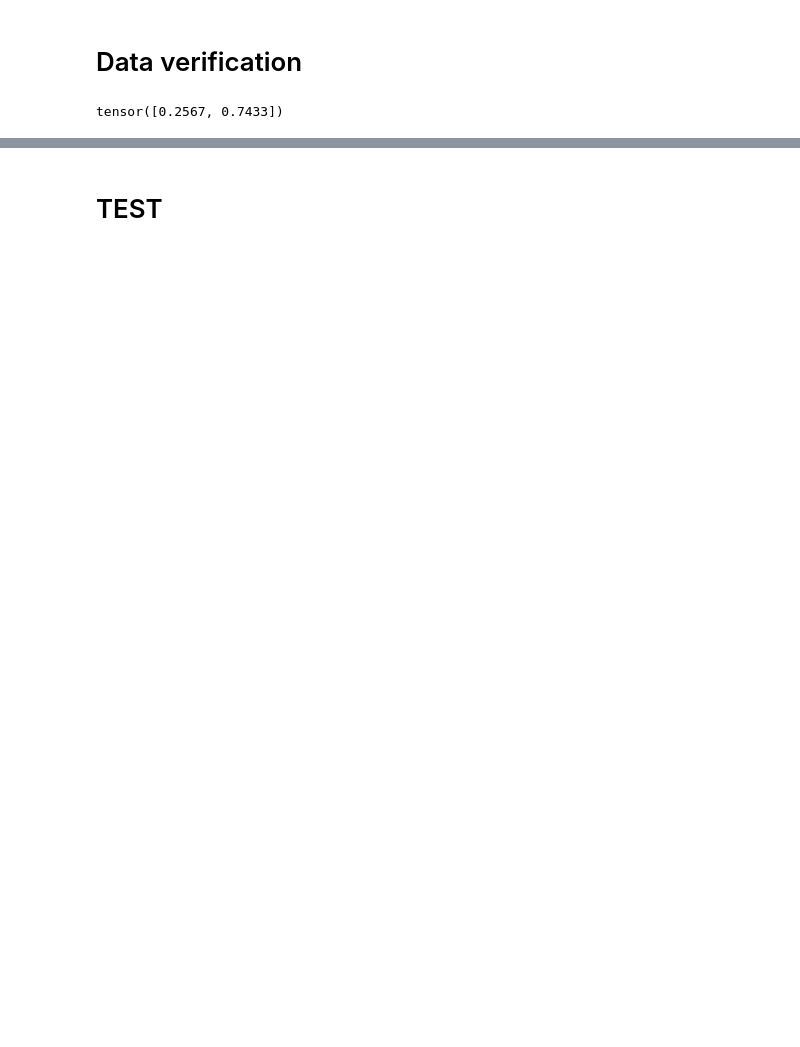
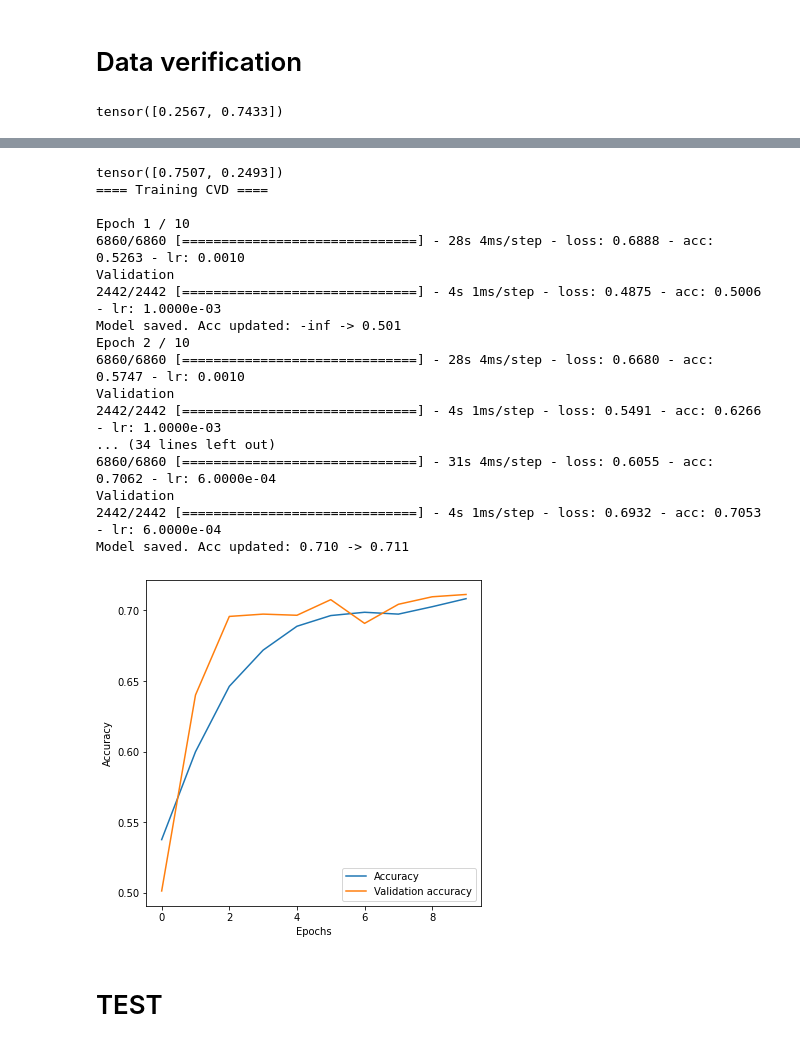
Before and after one commit to Dianevera/heart-prediction, a Jupyter notebook: src/MLP.ipynb, the cells around one changed output, grey strips where cells are left out. Drawn from its saved outputs; the diff is of its cells as text; code cells hidden in the pictures; blank space fills up the shorter version.

```diff
--- a/src/MLP.ipynb
+++ b/src/MLP.ipynb
@@ -157,4 +168,29 @@ Validation
 ... (4 outputs left out)
+# %%
+to_retrain = ['CVD']
+
+trainers = retrain(to_retrain, data_path,
+                        df.iloc[:, 23: 31].columns, split_proportions,
+                        save_directory, trainers, nb_epochs)
+# %% [output]
+tensor([0.7507, 0.2493])
+==== Training CVD ====
+
+Epoch 1 / 10
+6860/6860 [==============================] - 28s 4ms/step - loss: 0.6888 - acc: 0.5263 - lr: 0.0010
+Validation
+2442/2442 [==============================] - 4s 1ms/step - loss: 0.4875 - acc: 0.5006 - lr: 1.0000e-03
+Model saved. Acc updated: -inf -> 0.501
+Epoch 2 / 10
+6860/6860 [==============================] - 28s 4ms/step - loss: 0.6680 - acc: 0.5747 - lr: 0.0010
+Validation
+2442/2442 [==============================] - 4s 1ms/step - loss: 0.5491 - acc: 0.6266 - lr: 1.0000e-03
+... (34 lines left out)
+6860/6860 [==============================] - 31s 4ms/step - loss: 0.6055 - acc: 0.7062 - lr: 6.0000e-04
+Validation
+2442/2442 [==============================] - 4s 1ms/step - loss: 0.6932 - acc: 0.7053 - lr: 6.0000e-04
+Model saved. Acc updated: 0.710 -> 0.711
+[figure, added]
 # %% [markdown]
 # TEST
 # %%
```
Also changed, not shown: parts of 5 cells of this notebook, 1 other file.
